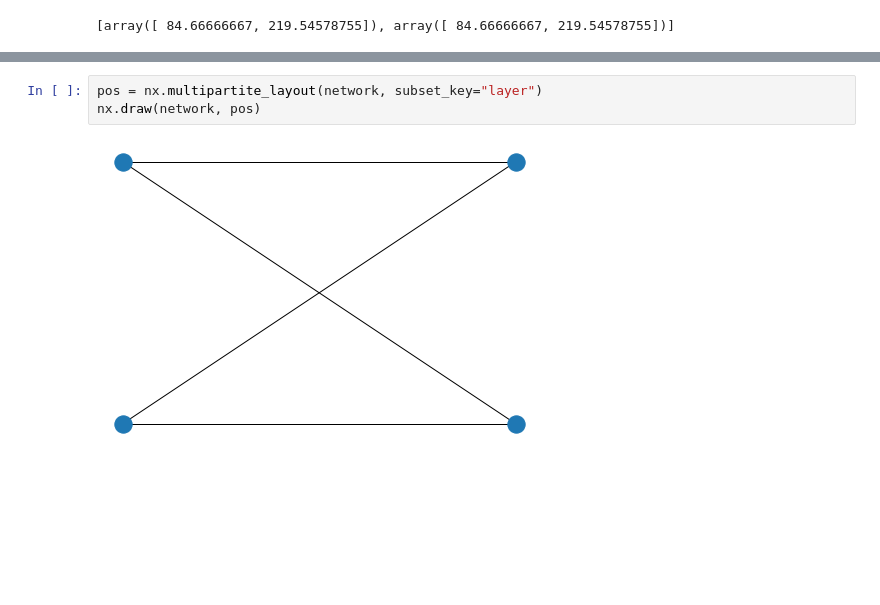
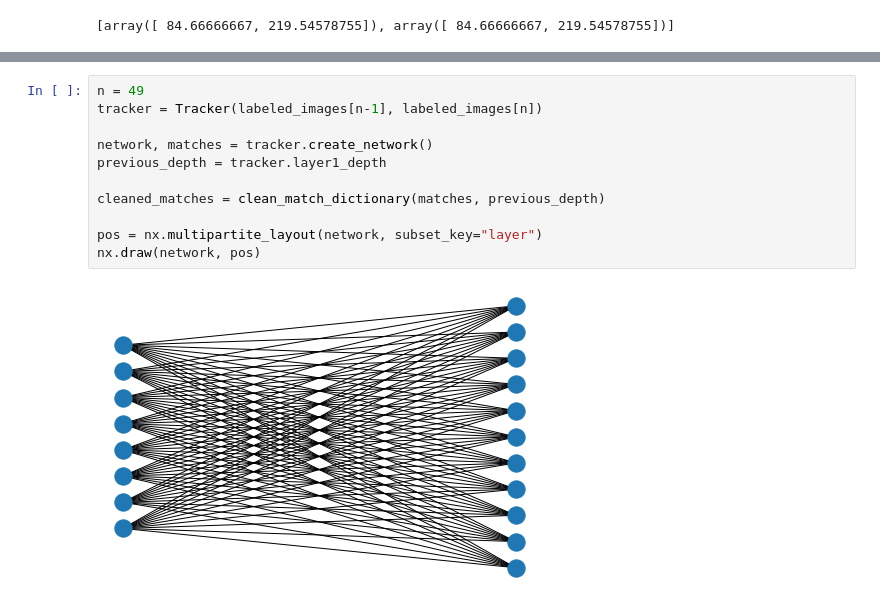
Before and after one commit to mattdloring/proliferation-and-track, a Jupyter notebook: classbasedtracking.ipynb, the cells around one changed output, grey strips where cells are left out. Drawn from its saved outputs; the diff is of its cells as text; blank space fills up the shorter version.

```diff
--- a/classbasedtracking.ipynb
+++ b/classbasedtracking.ipynb
@@ -281,5 +276,13 @@ runningCells
 # %%
+n = 49
+tracker = Tracker(labeled_images[n-1], labeled_images[n])
+
+network, matches = tracker.create_network()
+previous_depth = tracker.layer1_depth
+
+cleaned_matches = clean_match_dictionary(matches, previous_depth)
+
 pos = nx.multipartite_layout(network, subset_key="layer")
 nx.draw(network, pos)
 # %% [output]
-[figure, old version]
+[figure, new version]
```
Also changed, not shown: parts of 9 cells of this notebook.
